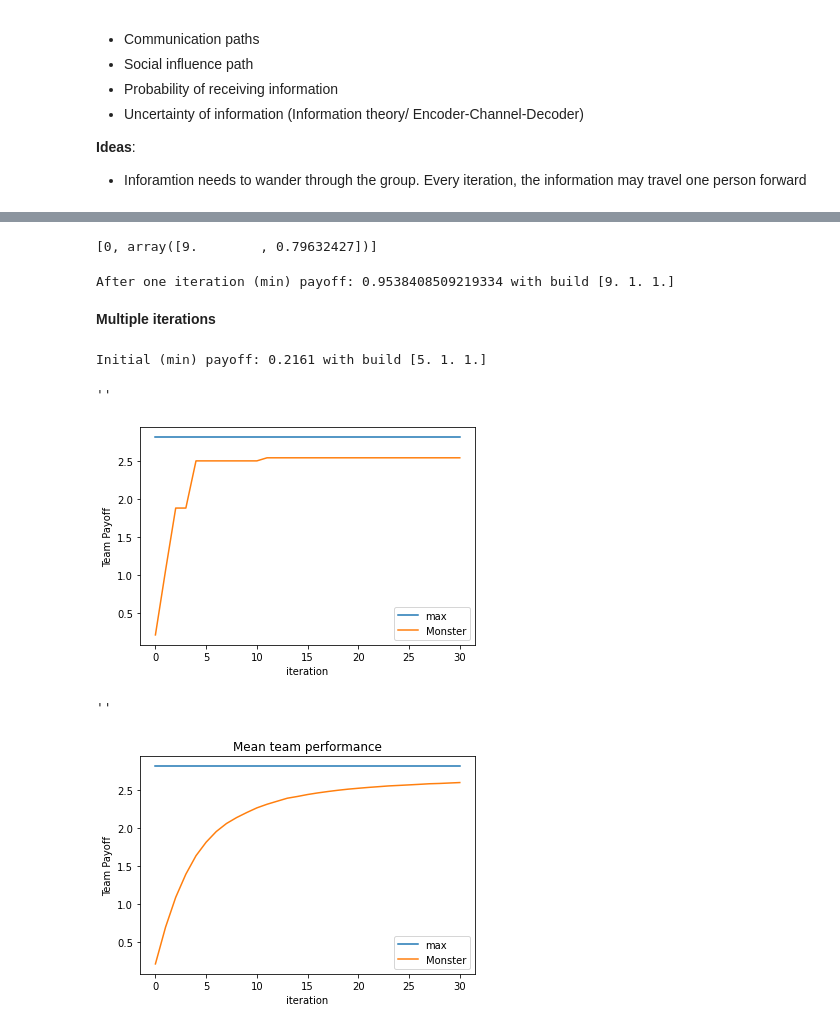
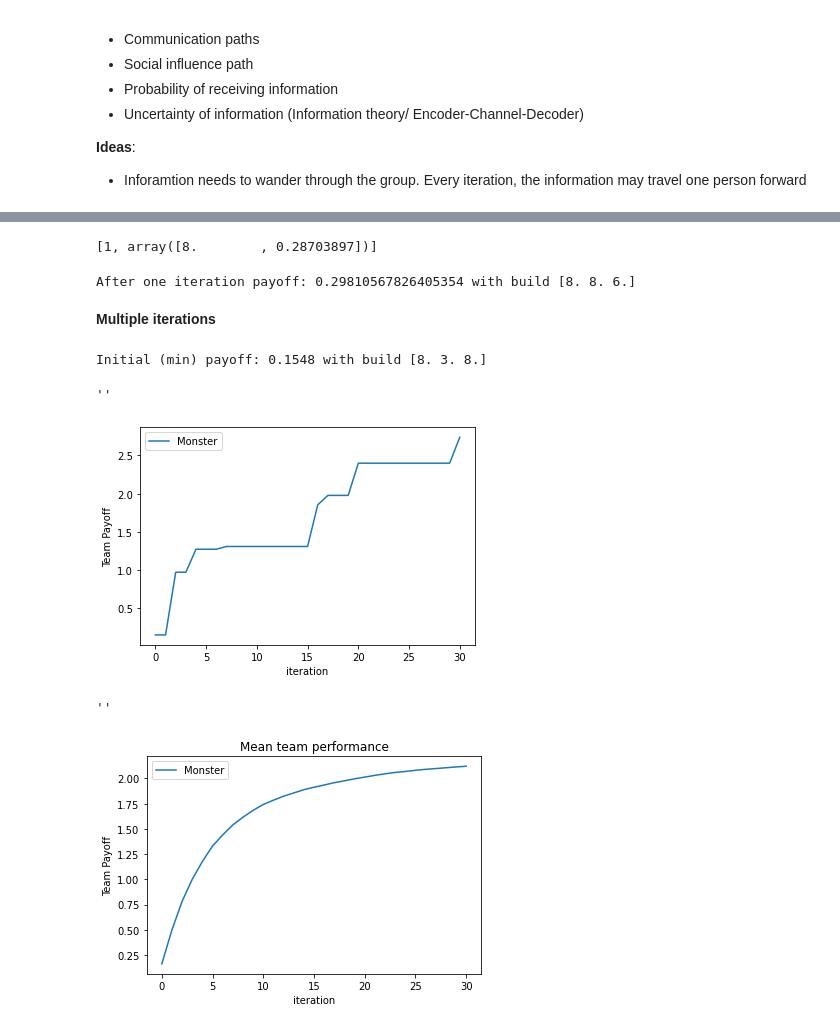
Before and after one commit to sheuschk/DiversitySimulation, a Jupyter notebook: Creative Building Task.ipynb, the cells around one changed output, grey strips where cells are left out. Saved outputs shown, nothing was run; the diff lists cells and outputs as text; code cells hidden in the pictures.

```diff
--- a/Creative Building Task.ipynb
+++ b/Creative Building Task.ipynb
@@ -315,6 +328,7 @@ Initial (min) payoff: 0.21608461543983348 with build [5. 1. 1.]
 # %%
 # Social connections
-net = np.ones((3,3), dtype=int)
-# np.fill_diagonal(net, 1) # Remember their own ideas
+# net = np.ones((3,3), dtype=int)
+net = rng.random((3,3))
+np.fill_diagonal(net, 1) # Remember their own ideas
 print(net)
 # %% [output]
@@ -348 +369,4 @@ for i,a in enumerate(agents):
             ag.set_proposal_evaluations([i, proposal_evaluation])
+# %%
+for a in agents:
+    print(a.proposal_evaluations)
@@ -360,31 +388,35 @@ winner_proposal
 # %%
 # Applying vote
 print(agents[winner_proposal].proposal)
-if m.evaluate_proposal(agents[winner_proposal].proposal) > m.get_payoff():
-    m.update_block(agents[winner_proposal].proposal)
+if monster.evaluate_proposal(agents[winner_proposal].proposal) > monster.get_payoff():
+    monster.update_block(agents[winner_proposal].proposal)
 # %% [output]
-[0, array([9.        , 0.79632427])]
+[1, array([8.        , 0.28703897])]
 # %%
-print(f"After one iteration payoff: {m.get_payoff()} with build {m.get_build()}")
+print(f"After one iteration payoff: {monster.get_payoff()} with build {monster.get_build()}")
 # %% [output]
-After one iteration (min) payoff: 0.9538408509219334 with build [9. 1. 1.]
+After one iteration payoff: 0.29810567826405354 with build [8. 8. 6.]
 # %% [markdown]
 **Multiple iterations**
 # %%
-def run_simulation(rng, iterations=30, n_agents=6, n_blocks=5, scale=0.7, decision_probability=0.5 , prints=False):
+def run_simulation(rng, iterations=30, n_agents=6, n_blocks=5, scale=0.7, decision_probability=0.5 , prints=False, blocks_per_category=10):
 
     # Set up a monster to start with
-    monster = Monster(all_blocks)
-    monster._init_min_monster()
+    monster = Monster(blocks_per_category)
     if prints:
         print(f"Initial (min) payoff: {round(monster.get_payoff(), 4)} with build {monster.get_build()}")
 
     # Set up agents
     means = rng.random(n_agents) * 3  # [0.5, 1.5, 2.5 , 1, 0, 3];
-    agents = np.array([Agent(means[_], scale, decision_probability, n_blocks) for _ in range(n_agents)])
+    agents = np.array([Agent(means[_], scale, decision_probability, monster, n_blocks) for _ in range(n_agents)])
 
-    # Social connections
-    net = np.ones((n_agents, n_agents), dtype=int)
+    # Probability of information distribution
+    net = rng.random((n_agents, n_agents))  # np.ones((n_agents, n_agents), dtype=int)
+    np.fill_diagonal(net, 1) # Remember their own ideas
+
+
+    # Temp
+
 
     # Run
     monster_value_tracker = np.zeros(iterations+1)
@@ -403,7 +435,7 @@ def run_simulation(rng, iterations=30, n_agents=6, n_blocks=5, scale=0.7, decisi
         for i, a in enumerate(agents):
             if a.proposal is not None:
                 proposal_evaluation = monster.evaluate_proposal(a.proposal)
-                for ag in agents[net[i].astype(bool)]:
+                for ag in agents[net[i] > rng.random(n_agents)]: # agents[net[i].astype(bool)]:
                     ag.set_proposal_evaluations([i, proposal_evaluation])
 
         # Voting
@@ -426,53 +458,55 @@ def run_simulation(rng, iterations=30, n_agents=6, n_blocks=5, scale=0.7, decisi
         if iterations <=20 and prints:
             print(f"Iteration {it} payoff: {round(monster.get_payoff(),4)}; build {monster.get_build()}")
 
-    return monster_value_tracker
+    return monster_value_tracker, net
 # %%
 seed = np.random.randint(100)
 rng = np.random.default_rng(seed)
 
 iterations = 30
 
-n_agents = 6
-n_blocks = 6
-scale = 0.7;
-decision_probability=0.5
+n_agents = 7
+n_blocks = 7
+scale = 0.5;
+decision_probability=0.3
+blocks_per_category  = 10
+prints = True
 
-values = run_simulation(rng, iterations, n_agents, n_blocks, scale, decision_probability, prints=True)
+values, net = run_simulation(rng, iterations, n_agents, n_blocks, scale, decision_probability, prints, blocks_per_category)
 
 plt.ylabel("Team Payoff")
 plt.xlabel("iteration")
-plt.plot(np.ones(iterations+1) * all_blocks.max(axis=1)[:,1].sum(), label="max")
+# plt.plot(np.ones(iterations+1) * all_blocks.max(axis=1)[:,1].sum(), label="max")
 plt.plot(values, label="Monster");
 plt.legend()
 ;
 # %% [output]
-Initial (min) payoff: 0.2161 with build [5. 1. 1.]
+Initial (min) payoff: 0.1548 with build [8. 3. 8.]
 ''
-[figure, old version]
+[figure, new version]
 # %%
 rng = np.random.default_rng(0)
 
-n_simulations = 1000
+n_simulations = 2000
 iterations = 30
 
-n_agents = 6
-n_blocks = 6
-scale = 0.7;
+n_agents = 7
+n_blocks = 7
+scale = 0.5;
 decision_probability=0.5
 
 all_values = np.zeros((n_simulations, iterations+1))
 for i_sim in range(n_simulations):
-    all_values[i_sim] = run_simulation(rng, iterations, n_agents, n_blocks, scale, decision_probability)
+    all_values[i_sim],  _ = run_simulation(rng, iterations, n_agents, n_blocks, scale, decision_probability)
 
 
 plt.title("Mean team performance")
 plt.ylabel("Team Payoff")
 plt.xlabel("iteration")
-plt.plot(np.ones(iterations+1) * all_blocks.max(axis=1)[:,1].sum(), label="max")
+# plt.plot(np.ones(iterations+1) * all_blocks.max(axis=1)[:,1].sum(), label="max")
 plt.plot(all_values.mean(axis=0), label="Monster");
 plt.legend()
 ;
 # %% [output]
 ''
-[figure, old version]
+[figure, new version]
```
Also changed, not shown: parts of 55 cells of this notebook, 3 other files.
